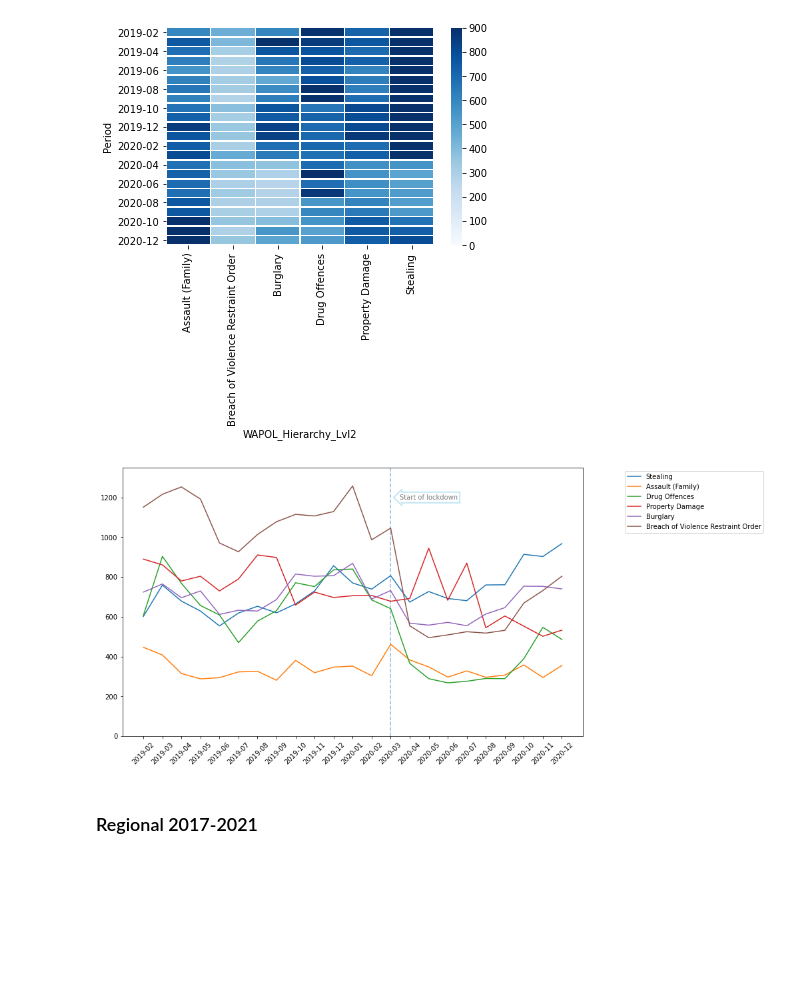
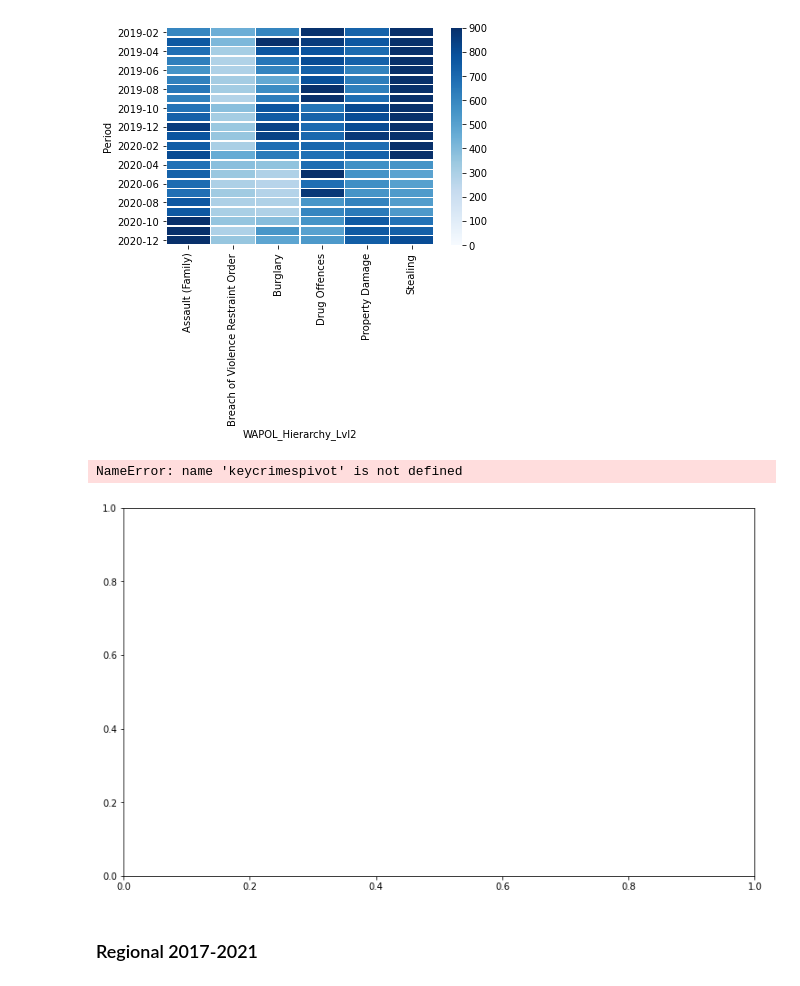
Before and after one commit to FernB/WACrimeRatesCovid19, a Jupyter notebook: WACrimeStatistics.ipynb, the cells around one changed output. Drawn from its saved outputs; the diff is of its cells as text; code cells hidden in the pictures; blank space fills up the shorter version.

Commit message:
allstate graphs

```diff
--- a/WACrimeStatistics.ipynb
+++ b/WACrimeStatistics.ipynb
@@ -148,22 +148,23 @@ plt.show()
 # %%
 #line graph of key crimes 2019 to 2020
 fig= plt.figure(figsize=(12,7))
 
 axes= fig.add_axes([0.1,0.1,0.8,0.8])
 
 axes.plot(keycrimespivot)
 t = axes.text(
     "2020-05", 1200, "Start of lockdown", alpha =0.5,ha="center", va="center", rotation=0, size=10,
     bbox=dict(boxstyle="larrow,pad=0.3", fc="white", ec="skyblue", alpha=0.5, lw=2))
 
 #plt.annotate("Start of lockdown", ("2020-03",1200), fontsize = 12, color = "blue",alpha=0.5, arrowprops=dict(facecolor='black', shrink=0.05),horizontalalignment='left', verticalalignment='top')
 plt.vlines("2020-03",ymin = 0, ymax = 1400,linestyles='dashed', alpha=0.5)
 plt.ylim(0,1350)
 plt.xticks(rotation=45)
-plt.legend(keycrimes,bbox_to_anchor = (1.4, 1.0))
+plt.legend(keycrimespivot.columns,bbox_to_anchor = (1.4, 1.0))
 plt.show()
 # %% [output]
+NameError: name 'keycrimespivot' is not defined
-[figure, old version]
+[figure, new version]
 # %% [markdown]
 ### Regional 2017-2021
 # %%
```
Also changed, not shown: parts of 15 cells of this notebook.
